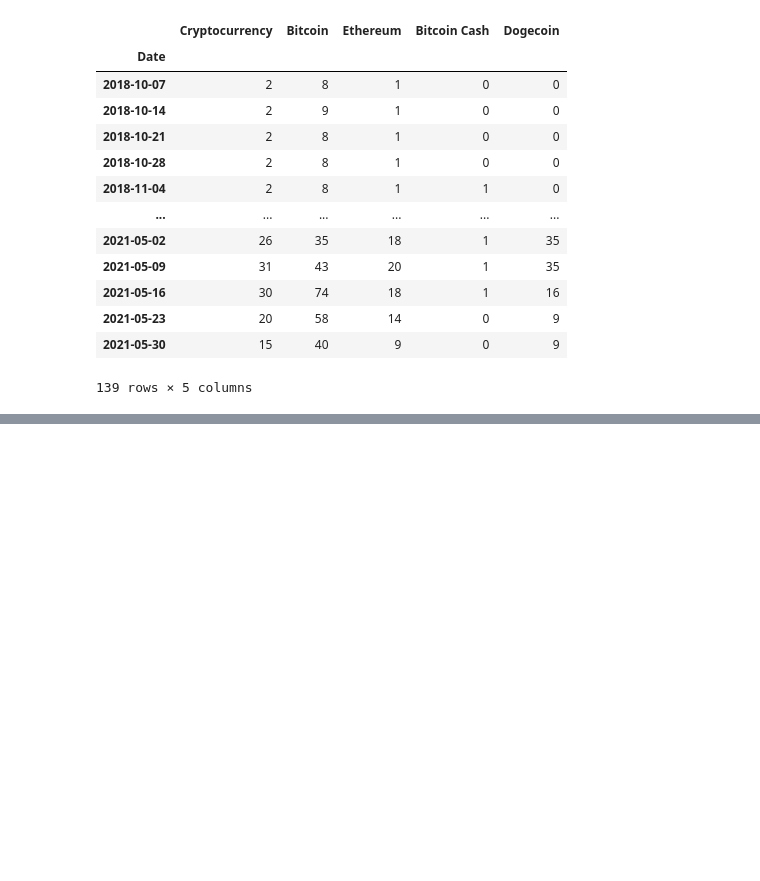
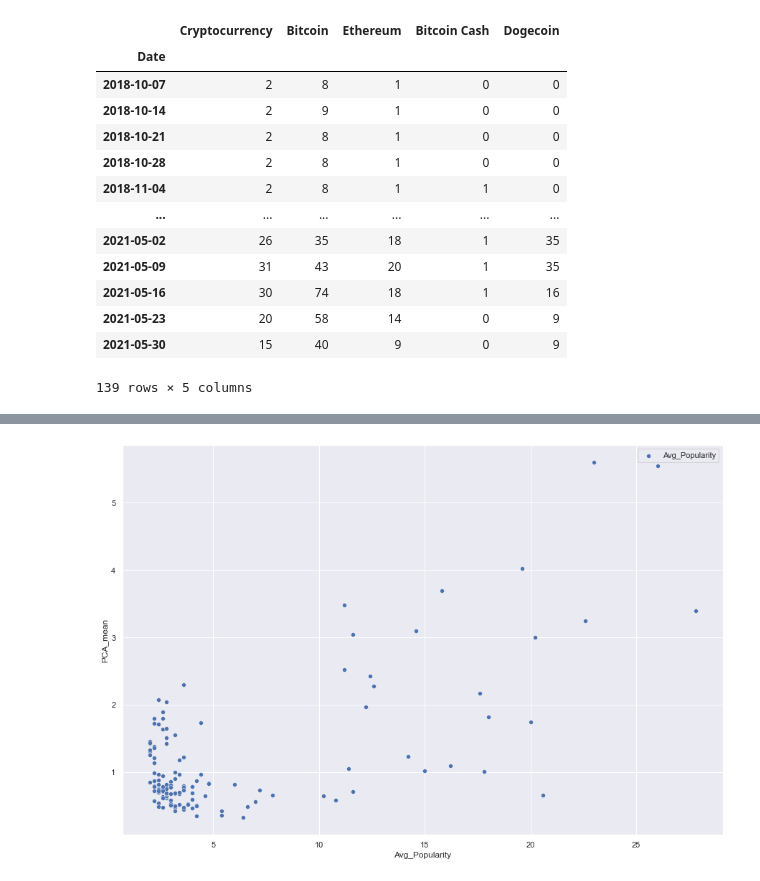
Before and after one commit to kenneykwan/Springboard, a Jupyter notebook: Capstone2-CCI30Index/Capstone2 - CCi30Index Modeling.ipynb, the cells around one changed output, grey strips where cells are left out. Drawn from its saved outputs; the diff is of its cells as text; code cells hidden in the pictures; blank space fills up the shorter version.

```diff
--- a/Capstone2-CCI30Index/Capstone2 - CCi30Index Modeling.ipynb
+++ b/Capstone2-CCI30Index/Capstone2 - CCi30Index Modeling.ipynb
@@ -109,3 +114,10 @@ ax.set_yticklabels(ax.get_yticklabels(), rotation =0)
+# %%
+sns.set(rc={'figure.figsize':(15,10)})
+sns.scatterplot(x=trends_price['Avg_Popularity'],y=trends_price['PCA_mean'])
+plt.legend(labels=['Avg_Popularity'])
+plt.show()
+# %% [output]
+[figure, added]
 # %%
 #Create Train Test Spilt
 
```
Also changed, not shown: parts of 31 cells of this notebook.
